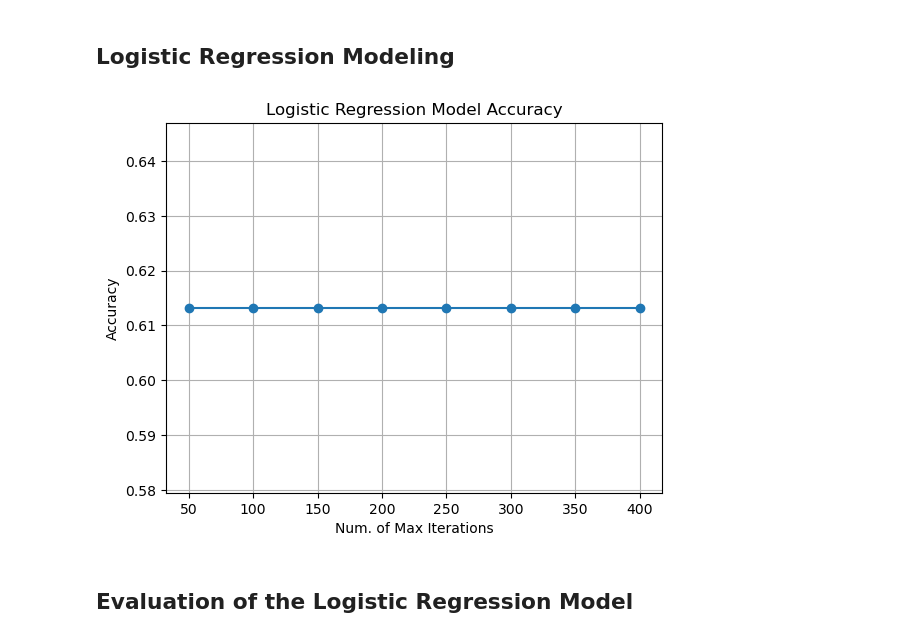
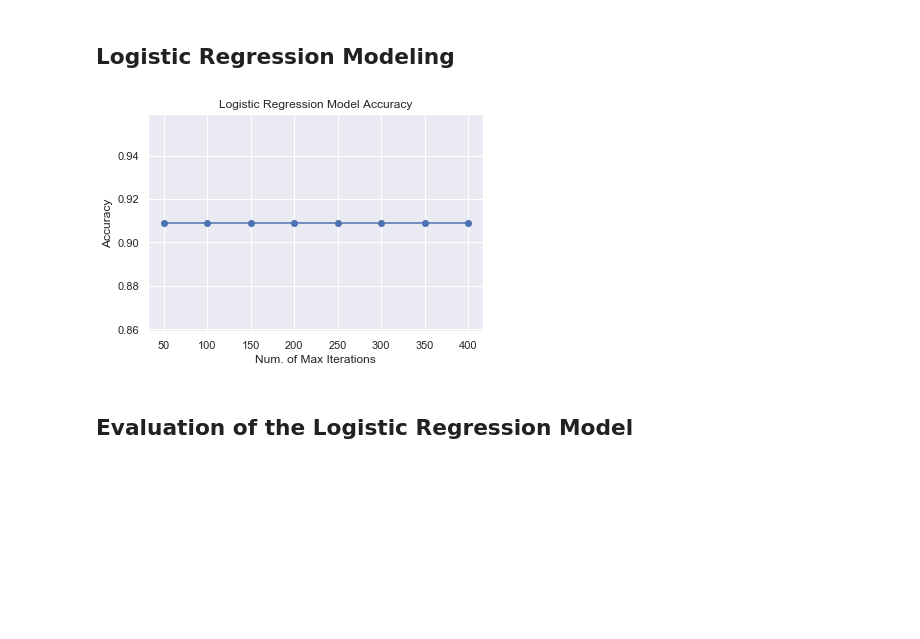
Before and after one commit to landonpadg/Team-3-Loan-Predictions, a Jupyter notebook: LoanApprovalPrediction_FinalProject.ipynb, the cells around one changed output. Saved outputs shown, nothing was run; the diff lists cells and outputs as text; code cells hidden in the pictures; blank space fills up the shorter version.

Commit message:
Neural Network Modeling

```diff
--- a/LoanApprovalPrediction_FinalProject.ipynb
+++ b/LoanApprovalPrediction_FinalProject.ipynb
@@ -314,0 +259,5 @@ https://gist.github.com/mwaskom/de44147ed2974457ad6372750bbe5751
+# %%
+sns.set(style="darkgrid")
+fig, axes = plt.subplots(1, 2, figsize=(10, 4))
+sns.boxplot(y=loan_df["total_assets"], ax=axes[0])
+sns.boxplot(y=loan_df["loan_amount"], ax=axes[1])
@@ -371,5 +341,5 @@ loan.head()
 # %%
 # Split the training and test data
-loan_train, loan_test = train_test_split(loan, test_size=0.33, random_state=7)
+loan_train, loan_test = train_test_split(loan_df, test_size=0.33, random_state=7)
 # %%
 # Proportions of training and test data
@@ -407,3 +401,22 @@ Name: loan_status, dtype: int64
+# %%
+# standardize the values within the training data
+
+norm_loan_amt = (X_train['loan_amount']-X_train['loan_amount'].mean())/X_train['loan_amount'].std()
+norm_cibil_score = (X_train['cibil_score']-X_train['cibil_score'].mean())/X_train['cibil_score'].std()
+norm_tot_assets = (X_train['total_assets']-X_train['total_assets'].mean())/X_train['total_assets'].std()
+
+# concatenate the normalized values into a dataframe
+X_train = pd.concat((norm_loan_amt, norm_cibil_score, norm_tot_assets, X_train['education']), axis=1)
+# %%
+# standardize the values within the test data
+
+norm_loan_amt_test = (X_test['loan_amount']-X_test['loan_amount'].mean())/X_test['loan_amount'].std()
+norm_cibil_score_test = (X_test['cibil_score']-X_test['cibil_score'].mean())/X_test['cibil_score'].std()
+norm_tot_assets_test = (X_test['total_assets']-X_test['total_assets'].mean())/X_test['total_assets'].std()
+
+# concatenate the normalized values into a dataframe
+X_test = pd.concat((norm_loan_amt_test,
+                    norm_cibil_score_test, norm_tot_assets_test, X_test['education']), axis=1)
 # %% [markdown]
 # Modeling
 # %%
@@ -417,44 +430,31 @@ from sklearn.tree import DecisionTreeClassifier
 # %% [markdown]
 ## Logistic Regression Modeling
 # %%
-#utilizes prior split training and test data sets
-loan_train, loan_test = train_test_split(loan, test_size=0.33, random_state=7)
-
-#address categorical variables
-loan_train = pd.get_dummies(loan_train, columns=['education'], drop_first=True)
-loan_test = pd.get_dummies(loan_test, columns=['education'], drop_first=True)
-
-#Separate features and target vars. within training set
-X_train = loan_train.drop(['loan_status'], axis=1)
-y_train = loan_train['loan_status']
-
-X_test = loan_test.drop(['loan_status'], axis=1)
-y_test = loan_test['loan_status']
 
 max_iter_values = np.arange(50, 401, 50)
 accuracy_scores = []
 
 #model is trained and utilized to make predictions
 for max_iter in max_iter_values:
 
-    model = LogisticRegression(solver='saga', max_iter=max_iter, random_state=7)
+    LRmodel = LogisticRegression(solver='saga', max_iter=max_iter, random_state=7)
 
-    model.fit(X_train, y_train)
+    LRmodel.fit(X_train, y_train)
 
-    y_pred = model.predict(X_test)
+    y_pred = LRmodel.predict(X_test)
 
     accuracy = accuracy_score(y_test, y_pred)
     accuracy_scores.append(accuracy)
 
 #accuracy is plotted
 plt.plot(max_iter_values, accuracy_scores, marker='o')
 plt.xlabel("Num. of Max Iterations")
 plt.ylabel("Accuracy")
 plt.title("Logistic Regression Model Accuracy")
 plt.grid(True)
 plt.show()
 # %% [output]
-[figure, old version]
+[figure, new version]
 # %% [markdown]
 ## Evaluation of the Logistic Regression Model
 # %%
```
Also changed, not shown: parts of 49 cells of this notebook.
